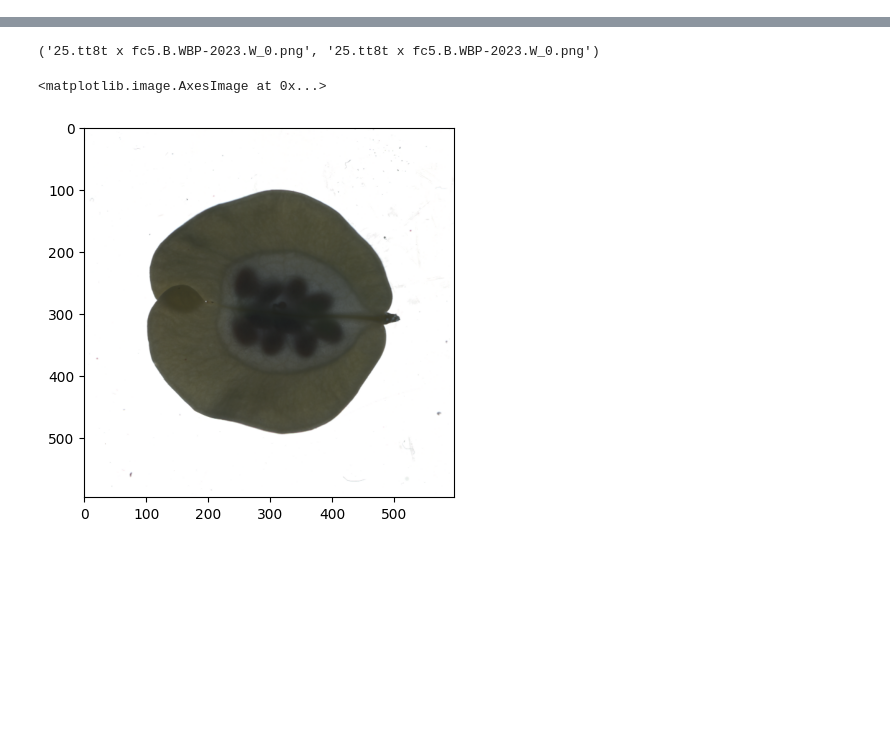
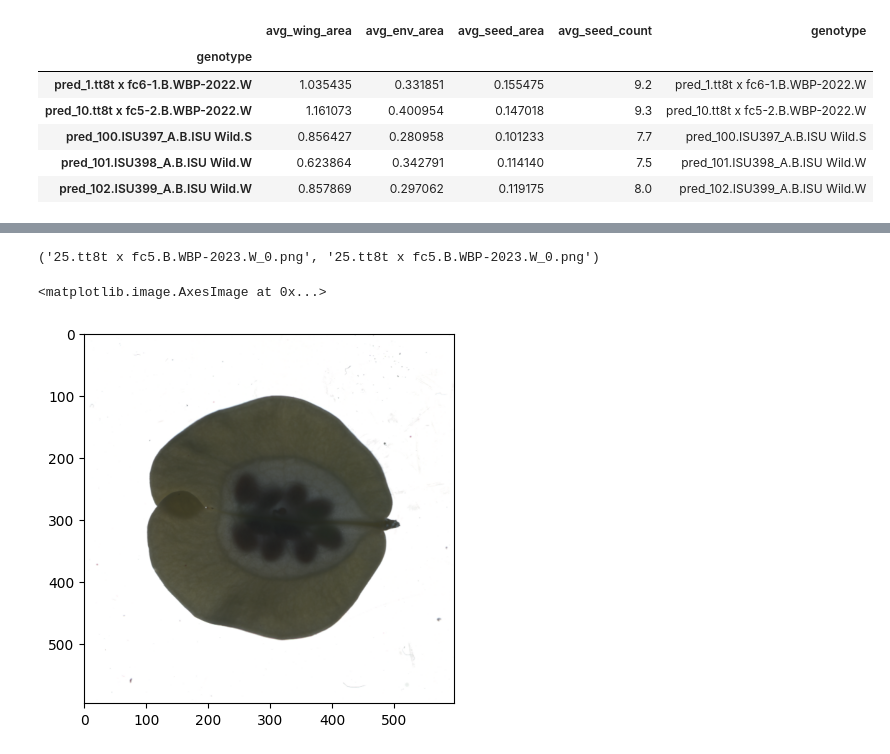
Before and after one commit to pikruse/pennycress-unet, a Jupyter notebook: notebooks/AddtlTrait.ipynb, the cells around one changed output, grey strips where cells are left out. Saved outputs shown, nothing was run; the diff lists cells and outputs as text; code cells hidden in the pictures; blank space fills up the shorter version.

```diff
--- a/notebooks/TraitTest.ipynb
+++ b/notebooks/AddtlTrait.ipynb
@@ -20,0 +88,19 @@ from utils.GetFileNames import get_file_names
+# %%
+# get average areas per genotype
+measurements["genotype"] = [name[:-6] for name in measurements["image_name"]]
+
+groupby = measurements.groupby("genotype")
+avg_measurements = pd.DataFrame({'avg_wing_area': groupby["wing area"].mean(),
+                                 'avg_env_area': groupby["env area"].mean(),
+                                 'avg_seed_area': groupby["seed area"].mean(),
+                                 'avg_seed_count': groupby["seed_count"].mean(),
+                                 'genotype': groupby["genotype"].first()})
+avg_measurements.head()
+# %% [output]
+|  | avg_wing_area | avg_env_area | avg_seed_area | avg_seed_count | genotype |
+| genotype |  |  |  |  |  |
+| pred_1.tt8t x fc6-1.B.WBP-2022.W | 1.035435 | 0.331851 | 0.155475 | 9.2 | pred_1.tt8t x fc6-1.B.WBP-2022.W |
+| pred_10.tt8t x fc5-2.B.WBP-2022.W | 1.161073 | 0.400954 | 0.147018 | 9.3 | pred_10.tt8t x fc5-2.B.WBP-2022.W |
+| pred_100.ISU397_A.B.ISU Wild.S | 0.856427 | 0.280958 | 0.101233 | 7.7 | pred_100.ISU397_A.B.ISU Wild.S |
+| pred_101.ISU398_A.B.ISU Wild.W | 0.623864 | 0.342791 | 0.114140 | 7.5 | pred_101.ISU398_A.B.ISU Wild.W |
+| pred_102.ISU399_A.B.ISU Wild.W | 0.857869 | 0.297062 | 0.119175 | 8.0 | pred_102.ISU399_A.B.ISU Wild.W |
```
Also changed, not shown: parts of 7 cells of this notebook, 2 other files.
